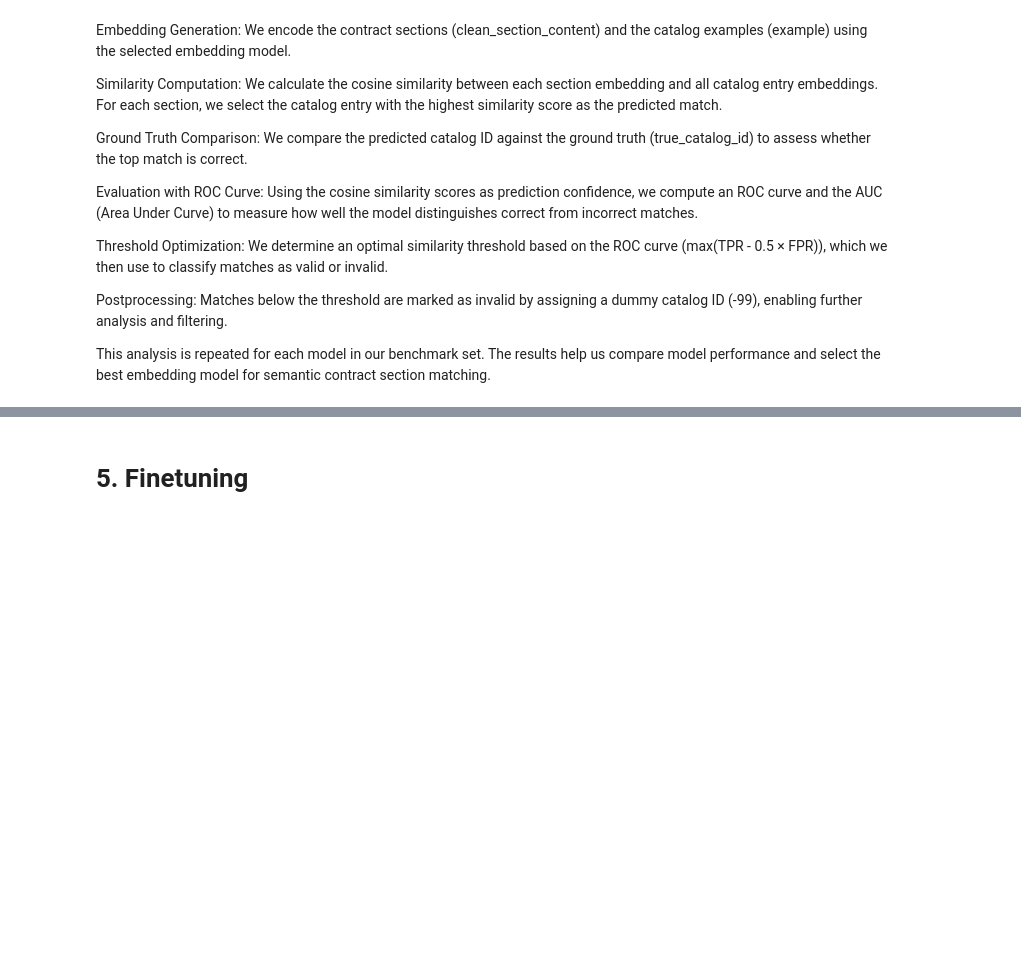
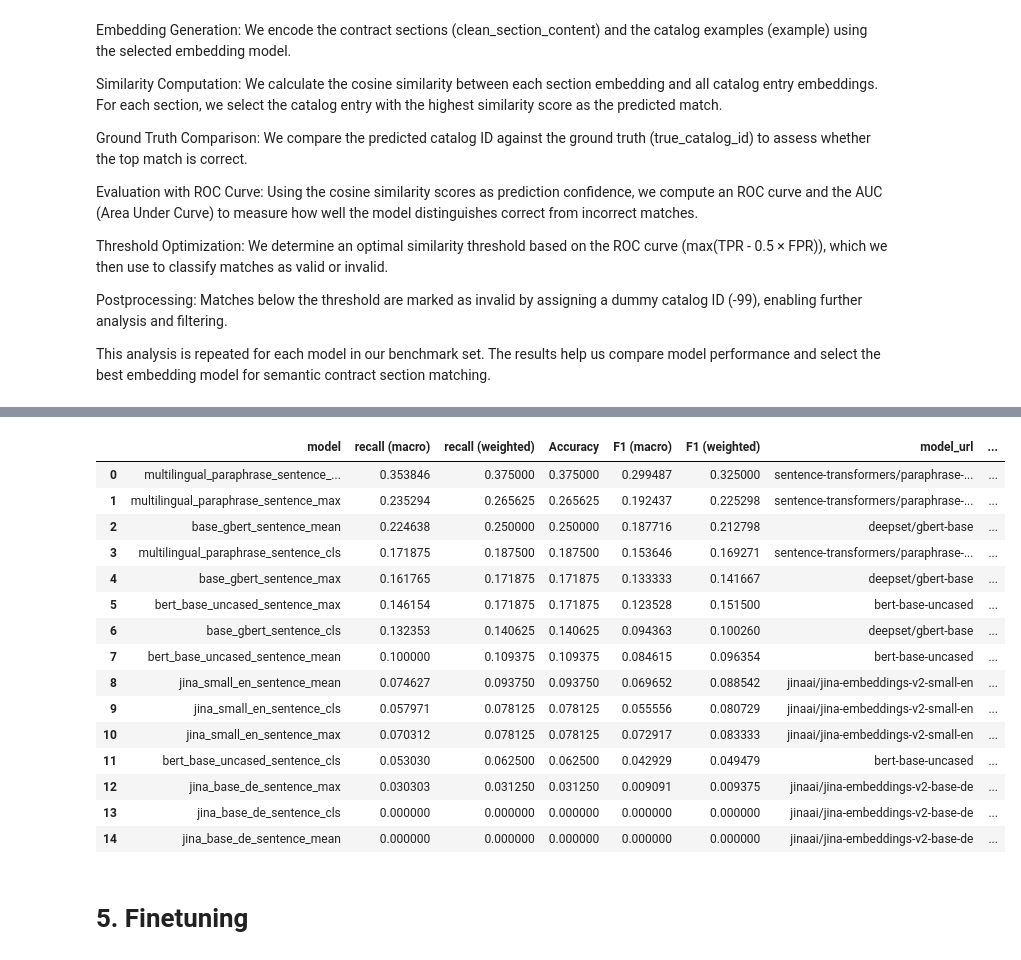
Before and after one commit to Nils7291/NLP_Contract_Checker, a Jupyter notebook: notebooks/00_main.ipynb, the cells around one changed output, grey strips where cells are left out. Cells and saved outputs as stored; diff of their text form; code cells hidden in the pictures; blank space fills up the shorter version.

```diff
--- a/notebooks/00_main.ipynb
+++ b/notebooks/00_main.ipynb
@@ -914,8 +974,10 @@ display(df_structured.head())
 # %% [markdown]
 **appling the function with deaults**:
 # %%
-df_structured["clean_paragraph_content"] = df_structured["paragraph_content"].apply(clean_sections_and_paragraphs)
-df_structured["clean_section_content"] = df_structured["section_content"].apply(clean_sections_and_paragraphs)
+df["clean_paragraph_content"] = df["paragraph_content"].apply(clean_sections_and_paragraphs)
+df["clean_section_content"] = df["section_content"].apply(clean_sections_and_paragraphs)
+contract_sections_clean = df.copy()
+del df, contract_sections_raw
 # %% [markdown]
 Example clean paragraph:
 # %%
@@ -945,41 +1007,38 @@ By comparing these different views, we aim to identify frequently used legal ter
 nlp = en_core_web_sm.load()
 bert_uncased_tokenizer = BertTokenizer.from_pretrained('bert-base-uncased')
 mlparaphrase_tokenizer = AutoTokenizer.from_pretrained("sentence-transformers/paraphrase-multilingual-MiniLM-L12-v2")
-
+df = contract_sections_clean.copy()
 
 ### paragraphs
-df_structured["paragraph_content_stemm"]=df_structured['clean_paragraph_content'].apply(
+df["paragraph_content_stemm"]=df['clean_paragraph_content'].apply(
     lambda text: stem_text(text)
 )
-df_structured["paragraph_content_lemma"]=df_structured['clean_paragraph_content'].apply(
+df["paragraph_content_lemma"]=df['clean_paragraph_content'].apply(
     lambda text: " ".join([token.lemma_ for token in nlp(text) if not token.is_space])
 )
-df_structured["paragraph_content_token_bert"]=df_structured['clean_paragraph_content'].apply(
+df["paragraph_content_token_bert"]=df['clean_paragraph_content'].apply(
     lambda text: bert_uncased_tokenizer.tokenize(text)
 )
 
-df_structured["paragraph_content_token_mlp"]=df_structured['clean_paragraph_content'].apply(
+df["paragraph_content_token_mlp"]=df['clean_paragraph_content'].apply(
     lambda text: mlparaphrase_tokenizer.tokenize(text)
 )
 
 ### sections
 
-df_structured["section_content_stemm"]=df_structured['clean_section_content'].apply(
+df["section_content_stemm"]=df['clean_section_content'].apply(
     lambda text: stem_text(text)
 )
-df_structured["paragraph_section_lemma"]=df_structured['clean_section_content'].apply(
+df["paragraph_section_lemma"]=df['clean_section_content'].apply(
     lambda text: " ".join([token.lemma_ for token in nlp(text) if not token.is_space])
 )
-df_structured["paragraph_section_token_bert"]=df_structured['clean_section_content'].apply(
+df["paragraph_section_token_bert"]=df['clean_section_content'].apply(
     lambda text: bert_uncased_tokenizer.tokenize(text)
 )
 
-df_structured["paragraph_section_token_mlp"]=df_structured['clean_section_content'].apply(
+df["paragraph_section_token_mlp"]=df['clean_section_content'].apply(
     lambda text: mlparaphrase_tokenizer.tokenize(text)
 )
-
-
-df_clean = df_structured.copy()
 
 columns_and_titles = [
     ("paragraph_content_stemm", "Paragraph – Stemmed"),
@@ -1001,9 +1060,9 @@ for col, title in columns_and_titles:
         # Join tokens for token-based columns, else join raw text
         if "token" in col:
             all_text = " ".join([" ".join(tokens) if isinstance(tokens, list) else str(tokens)
-                                for tokens in df_structured[col].dropna()])
+                                for tokens in df[col].dropna()])
         else:
-            all_text = " ".join(df_structured[col].dropna())
+            all_text = " ".join(df[col].dropna())
 
         # Generate word cloud
         wordcloud = WordCloud(width=800, height=400, background_color="white").generate(all_text)
@@ -1120,7 +1179,7 @@ Nevertheless, for the sake of completeness, the original method is documented be
 
 **<=== load data_clean**
 # %%
-path = '../data/data_clean.pkl'
+path = '../data/contract_sections_clean.pkl
 train_data_unlabeled = pd.read_pickle(path)
 
 # Set seed and sample data
@@ -1232,7 +1335,7 @@ Only when we were 100% confident that a contract section semantically matched a
 
 The following table shows a selection of sections from our dataset that have been mapped to their corresponding catalog_id (i.e., the index of the requirements catalog).
 # %%
-df_unlabeled = pd.read_pickle("../data/data_clean.pkl")
+df_unlabeled = pd.read_pickle("../data/contract_sections_clean.pkl")
 df_unlabeled = df_unlabeled[["contract","paragraph","section","section_content","clean_section_content"]]
 display(df_unlabeled)
 
@@ -1629,11 +1930,28 @@ display(tab_widget)
 # %%
 results_df = pd.DataFrame(results).sort_values("recall (weighted)", ascending=False)
 thresholds_df = pd.DataFrame(models_thresholds.items(), columns=["model", "optimal_threshold"])
 models_urls_df = pd.DataFrame(models_urls.items(), columns=["model", "model_url"])
 models_strat_df = pd.DataFrame(models_strat.items(), columns=["model", "pooling_strategy"])
 results_df = results_df.merge(models_urls_df, on="model", how="left").merge(models_strat_df, on="model", how="left").merge(thresholds_df, on="model", how="left")
 display(results_df)
-results_df.to_csv("../data/best_models.csv, index=False)
+results_df.to_csv("../data/best_models.csv", index=False)
+# %% [output]
+|  | model | recall (macro) | recall (weighted) | Accuracy | F1 (macro) | F1 (weighted) | model_url | ... |
+| 0 | multilingual_paraphrase_sentence_... | 0.353846 | 0.375000 | 0.375000 | 0.299487 | 0.325000 | sentence-transformers/paraphrase-... | ... |
+| 1 | multilingual_paraphrase_sentence_max | 0.235294 | 0.265625 | 0.265625 | 0.192437 | 0.225298 | sentence-transformers/paraphrase-... | ... |
+| 2 | base_gbert_sentence_mean | 0.224638 | 0.250000 | 0.250000 | 0.187716 | 0.212798 | deepset/gbert-base | ... |
+| 3 | multilingual_paraphrase_sentence_cls | 0.171875 | 0.187500 | 0.187500 | 0.153646 | 0.169271 | sentence-transformers/paraphrase-... | ... |
+| 4 | base_gbert_sentence_max | 0.161765 | 0.171875 | 0.171875 | 0.133333 | 0.141667 | deepset/gbert-base | ... |
+| 5 | bert_base_uncased_sentence_max | 0.146154 | 0.171875 | 0.171875 | 0.123528 | 0.151500 | bert-base-uncased | ... |
+| 6 | base_gbert_sentence_cls | 0.132353 | 0.140625 | 0.140625 | 0.094363 | 0.100260 | deepset/gbert-base | ... |
+| 7 | bert_base_uncased_sentence_mean | 0.100000 | 0.109375 | 0.109375 | 0.084615 | 0.096354 | bert-base-uncased | ... |
+| 8 | jina_small_en_sentence_mean | 0.074627 | 0.093750 | 0.093750 | 0.069652 | 0.088542 | jinaai/jina-embeddings-v2-small-en | ... |
+| 9 | jina_small_en_sentence_cls | 0.057971 | 0.078125 | 0.078125 | 0.055556 | 0.080729 | jinaai/jina-embeddings-v2-small-en | ... |
+| 10 | jina_small_en_sentence_max | 0.070312 | 0.078125 | 0.078125 | 0.072917 | 0.083333 | jinaai/jina-embeddings-v2-small-en | ... |
+| 11 | bert_base_uncased_sentence_cls | 0.053030 | 0.062500 | 0.062500 | 0.042929 | 0.049479 | bert-base-uncased | ... |
+| 12 | jina_base_de_sentence_max | 0.030303 | 0.031250 | 0.031250 | 0.009091 | 0.009375 | jinaai/jina-embeddings-v2-base-de | ... |
+| 13 | jina_base_de_sentence_cls | 0.000000 | 0.000000 | 0.000000 | 0.000000 | 0.000000 | jinaai/jina-embeddings-v2-base-de | ... |
+| 14 | jina_base_de_sentence_mean | 0.000000 | 0.000000 | 0.000000 | 0.000000 | 0.000000 | jinaai/jina-embeddings-v2-base-de | ... |
 # %% [markdown]
 # 5. Finetuning
 # %%
```
Also changed, not shown: parts of 49 cells of this notebook, 11 other files.
